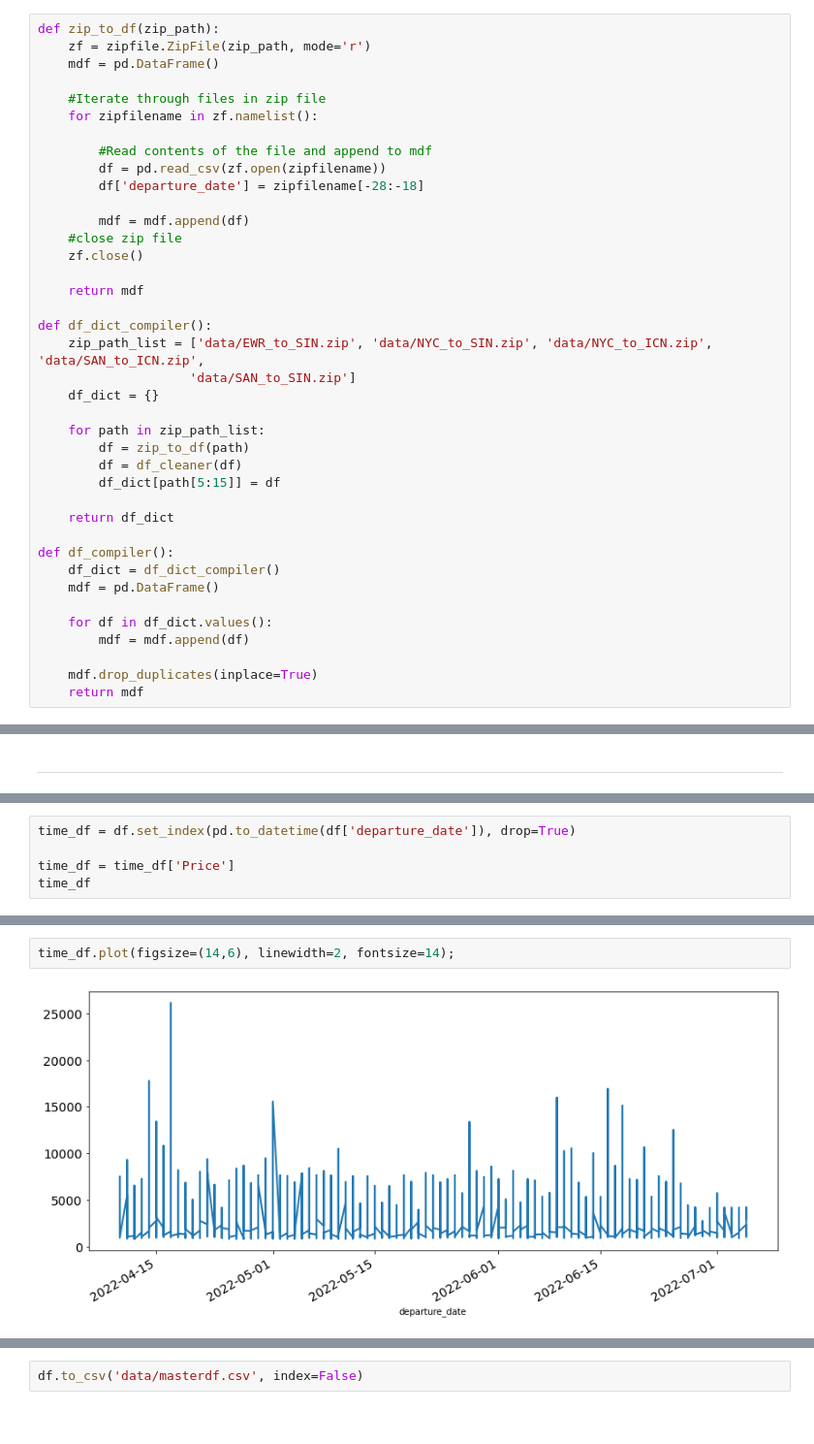
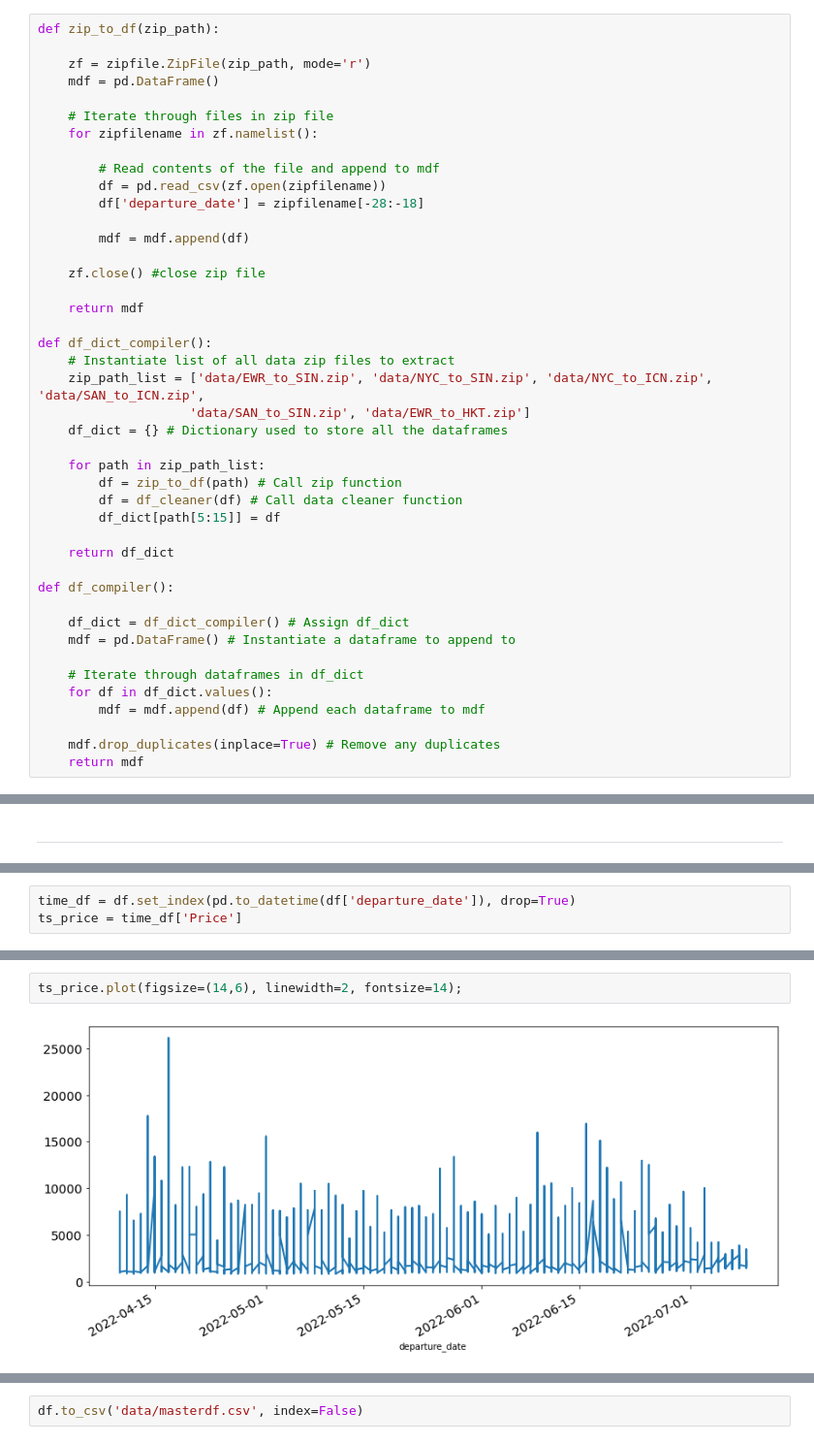
Before and after one commit to cjunhyuk/Kayak_Price_Analysis, a Jupyter notebook: EDA and Data Cleaning.ipynb, the cells around one changed output, grey strips where cells are left out. Shown at 97% size. Cells and saved outputs as stored; diff of their text form.

Commit message:
Cleaned up code and added additional function

```diff
--- a/EDA and Data Cleaning.ipynb
+++ b/EDA and Data Cleaning.ipynb
@@ -21,40 +28,44 @@ import numpy as np
 import zipfile
 # %%
 def zip_to_df(zip_path):
+
     zf = zipfile.ZipFile(zip_path, mode='r')
     mdf = pd.DataFrame()
 
-    #Iterate through files in zip file
+    # Iterate through files in zip file
     for zipfilename in zf.namelist():
 
-        #Read contents of the file and append to mdf
+        # Read contents of the file and append to mdf
         df = pd.read_csv(zf.open(zipfilename))
         df['departure_date'] = zipfilename[-28:-18]
 
         mdf = mdf.append(df)
-    #close zip file
-    zf.close()
+
+    zf.close() #close zip file
 
     return mdf
 
 def df_dict_compiler():
+    # Instantiate list of all data zip files to extract
     zip_path_list = ['data/EWR_to_SIN.zip', 'data/NYC_to_SIN.zip', 'data/NYC_to_ICN.zip', 'data/SAN_to_ICN.zip',
-                    'data/SAN_to_SIN.zip']
-    df_dict = {}
+                    'data/SAN_to_SIN.zip', 'data/EWR_to_HKT.zip']
+    df_dict = {} # Dictionary used to store all the dataframes
 
     for path in zip_path_list:
-        df = zip_to_df(path)
-        df = df_cleaner(df)
+        df = zip_to_df(path) # Call zip function
+        df = df_cleaner(df) # Call data cleaner function
         df_dict[path[5:15]] = df
 
     return df_dict
 
 def df_compiler():
-    df_dict = df_dict_compiler()
-    mdf = pd.DataFrame()
 
+    df_dict = df_dict_compiler() # Assign df_dict
+    mdf = pd.DataFrame() # Instantiate a dataframe to append to
+
+    # Iterate through dataframes in df_dict
     for df in df_dict.values():
-        mdf = mdf.append(df)
+        mdf = mdf.append(df) # Append each dataframe to mdf
 
-    mdf.drop_duplicates(inplace=True)
+    mdf.drop_duplicates(inplace=True) # Remove any duplicates
     return mdf
@@ -206,5 +246,3 @@ Count of Unique values in Column target is: 2
 # %%
 time_df = df.set_index(pd.to_datetime(df['departure_date']), drop=True)
-
-time_df = time_df['Price']
-time_df
+ts_price = time_df['Price']
@@ -228,7 +249,7 @@ import matplotlib
 # %%
-time_df.plot(figsize=(14,6), linewidth=2, fontsize=14);
+ts_price.plot(figsize=(14,6), linewidth=2, fontsize=14);
 # %% [output]
-[figure, old version]
+[figure, new version]
 # %%
 # importing relevant library
 from statsmodels.tsa.stattools import adfuller
```
Also changed, not shown: parts of 16 cells of this notebook.
